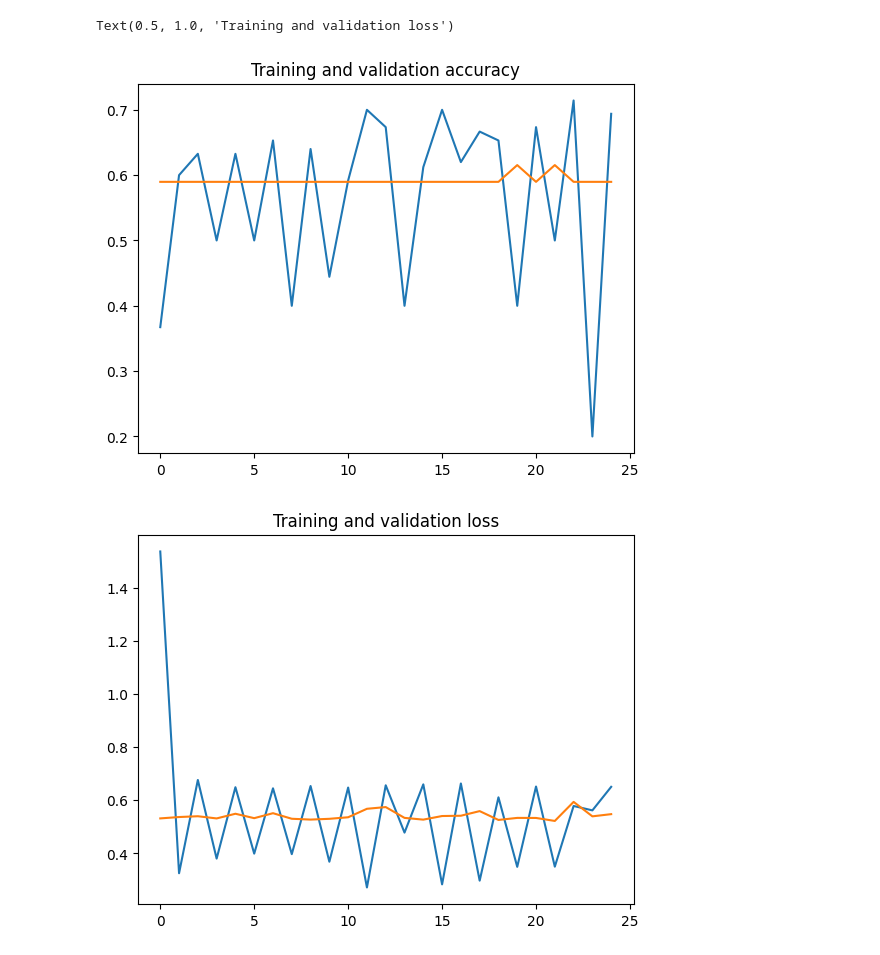
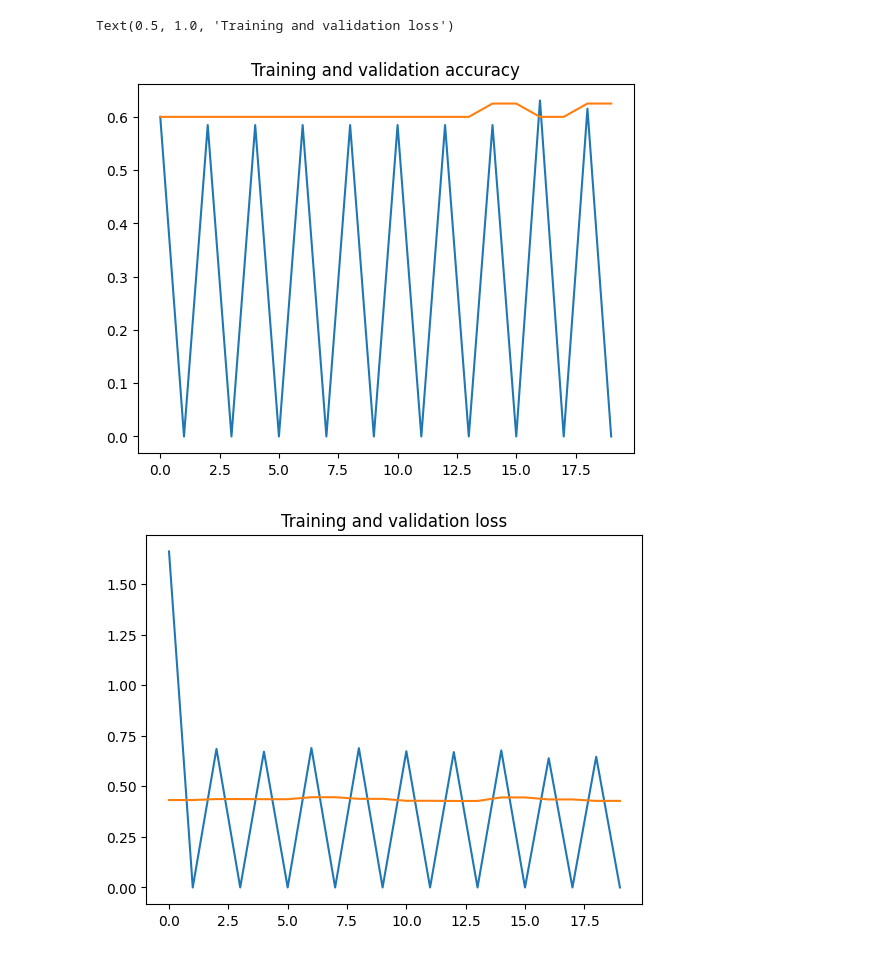
Before and after one commit to gravesadie/Vitality, a Jupyter notebook: model/model_training.ipynb, the cells around one changed output. Cells and saved outputs as stored; diff of their text form; code cells hidden in the pictures.

Commit message:
adjusting model training parameters

```diff
--- a/model/model_training.ipynb
+++ b/model/model_training.ipynb
@@ -27,6 +27,8 @@ Testing bad soles:  23
 from tensorflow.keras import layers
 from tensorflow.keras import Model
 # %%
+from tensorflow.keras.optimizers import RMSprop
+
 # Our input feature map is 150x150x3: 150x150 for the image pixels, and 3 for
 # the three color channels: R, G, and B
 img_input = layers.Input(shape=(150, 150, 3))
@@ -43,5 +45,23 @@ x = layers.MaxPooling2D(2)(x)
 
 # Third convolution extracts 64 filters that are 3x3
 # Convolution is followed by max-pooling layer with a 2x2 window
-x = layers.Conv2D(64, 3, activation='relu')(x)
+x = layers.Convolution2D(64, 3, activation='relu')(x)
 x = layers.MaxPooling2D(2)(x)
+
+# Flatten feature map to a 1-dim tensor
+x = layers.Flatten()(x)
+
+# Create a fully connected layer with ReLU activation and 512 hidden units
+x = layers.Dense(512, activation='relu')(x)
+
+# Add a dropout rate of 0.5
+x = layers.Dropout(0.5)(x)
+
+# Create output layer with a single node and sigmoid activation
+output = layers.Dense(1, activation='sigmoid')(x)
+
+# Configure and compile the model
+model = Model(img_input, output)
+model.compile(loss='binary_crossentropy',
+              optimizer=RMSprop(lr=0.001),
+              metrics=['acc'])
@@ -107,7 +129,7 @@ train_datagen = ImageDataGenerator(
 train_generator = train_datagen.flow_from_directory(
         training_data_dir,  # This is the source directory for training images
         target_size=(150, 150),  # All images will be resized to 150x150
-        batch_size=10,
+        batch_size=20,
         # Since we use binary_crossentropy loss, we need binary labels
         class_mode='binary')
 # %% [output]
@@ -118,6 +140,6 @@ val_datagen = ImageDataGenerator(rescale=1./255)
 validation_generator = val_datagen.flow_from_directory(
         testing_data_dir,
         target_size=(150, 150),
-        batch_size=10,
+        batch_size=20,
         class_mode='binary')
 # %% [output]
@@ -125,9 +147,9 @@ Found 39 images belonging to 2 classes.
 # %%
 history = model.fit(
       train_generator,
-      steps_per_epoch=5,  # 2000 images = batch_size * steps
-      epochs=25,
+      steps_per_epoch=4,  # 2000 images = batch_size * steps
+      epochs=20,
       validation_data=validation_generator,
-      validation_steps=5,  # 1000 images = batch_size * steps
+      validation_steps=3,  # 1000 images = batch_size * steps
       verbose=2)
 # %% [output]
@@ -151,30 +173,29 @@ Epoch 25/25
 # %%
 # Retrieve a list of accuracy results on training and validation data
 # sets for each training epoch
 acc = history.history['acc']
 val_acc = history.history['val_acc']
 
 # Retrieve a list of list results on training and validation data
 # sets for each training epoch
 loss = history.history['loss']
 val_loss = history.history['val_loss']
 
 # Get number of epochs
 epochs = range(len(acc))
 
 # Plot training and validation accuracy per epoch
 plt.plot(epochs, acc)
 plt.plot(epochs, val_acc)
 plt.title('Training and validation accuracy')
 
 plt.figure()
 
 # Plot training and validation loss per epoch
 plt.plot(epochs, loss)
 plt.plot(epochs, val_loss)
-plt.legend(labels)
 plt.title('Training and validation loss')
 # %% [output]
 Text(0.5, 1.0, 'Training and validation loss')
-[figure, old version]
+[figure, new version]
-[figure, old version]
+[figure, new version]
```
Also changed, not shown: parts of 6 cells of this notebook.
